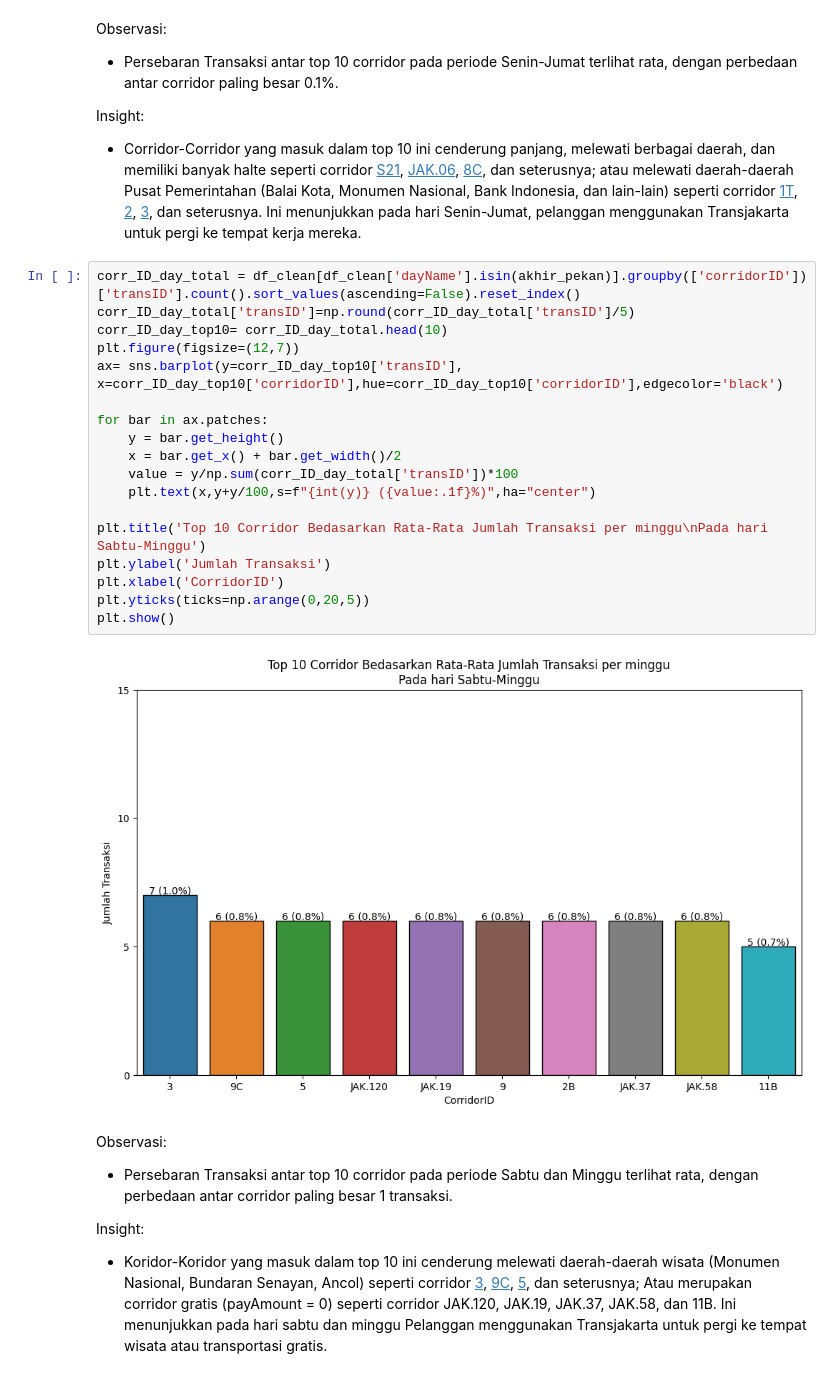
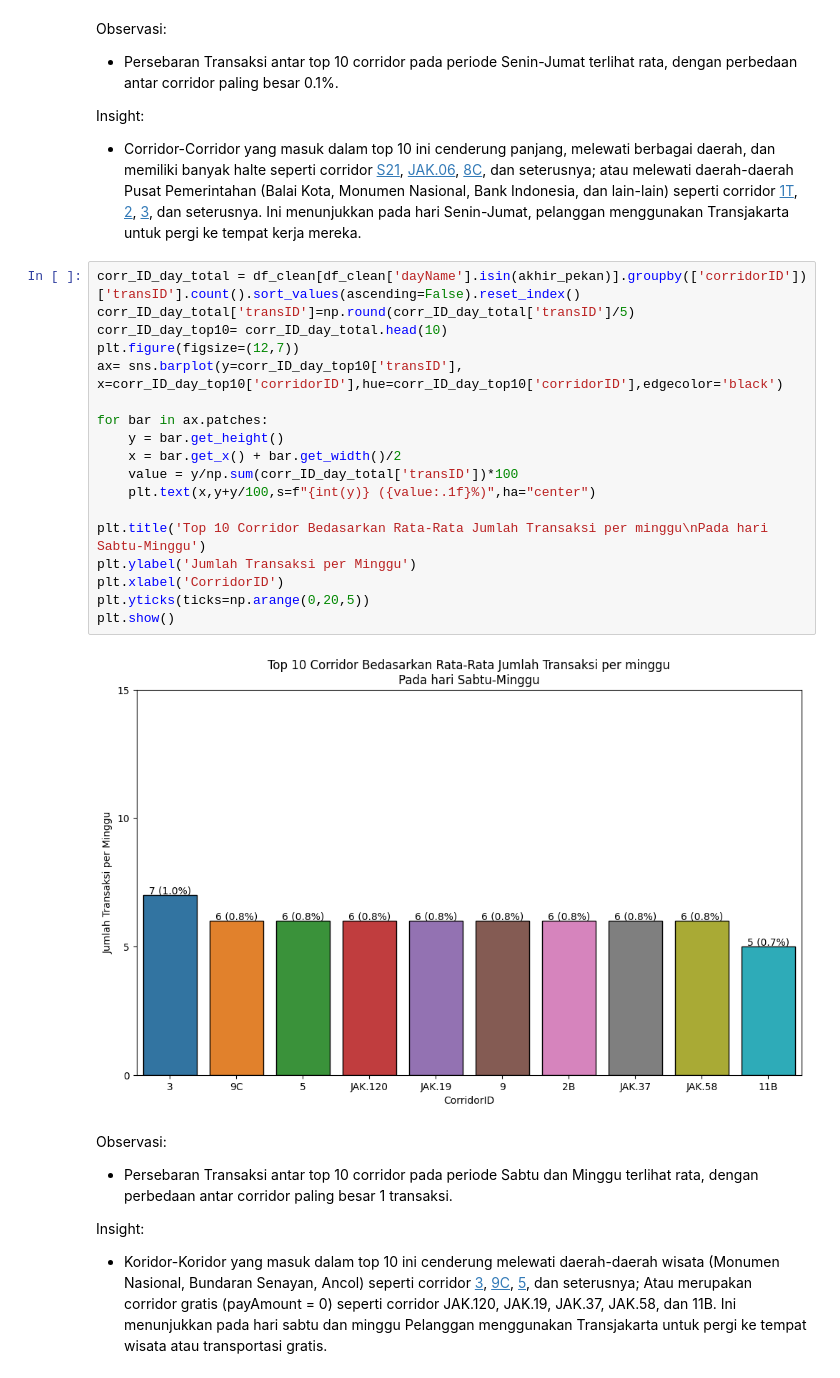
Before and after one commit to Benedict-E-S/Transjakarta_Case_Analysis, a Jupyter notebook: m2_capstone_BES.ipynb, the cells around one changed output. Drawn from its saved outputs; the diff is of its cells as text.

```diff
--- a/m2_capstone_BES.ipynb
+++ b/m2_capstone_BES.ipynb
@@ -1376,23 +1382,23 @@ Insight:
 # %%
 corr_ID_day_total = df_clean[df_clean['dayName'].isin(akhir_pekan)].groupby(['corridorID'])['transID'].count().sort_values(ascending=False).reset_index()
 corr_ID_day_total['transID']=np.round(corr_ID_day_total['transID']/5)
 corr_ID_day_top10= corr_ID_day_total.head(10)
 plt.figure(figsize=(12,7))
 ax= sns.barplot(y=corr_ID_day_top10['transID'], x=corr_ID_day_top10['corridorID'],hue=corr_ID_day_top10['corridorID'],edgecolor='black')
 
 for bar in ax.patches:
     y = bar.get_height()
     x = bar.get_x() + bar.get_width()/2
     value = y/np.sum(corr_ID_day_total['transID'])*100
     plt.text(x,y+y/100,s=f"{int(y)} ({value:.1f}%)",ha="center")
 
 plt.title('Top 10 Corridor Bedasarkan Rata-Rata Jumlah Transaksi per minggu\nPada hari Sabtu-Minggu')
-plt.ylabel('Jumlah Transaksi')
+plt.ylabel('Jumlah Transaksi per Minggu')
 plt.xlabel('CorridorID')
 plt.yticks(ticks=np.arange(0,20,5))
 plt.show()
 # %% [output]
-[figure, old version]
+[figure, new version]
 # %% [markdown]
 Observasi:
 - Persebaran Transaksi antar top 10 corridor pada periode Sabtu dan Minggu terlihat rata, dengan perbedaan antar corridor paling besar 1 transaksi.
```
Also changed, not shown: parts of 9 cells of this notebook.
